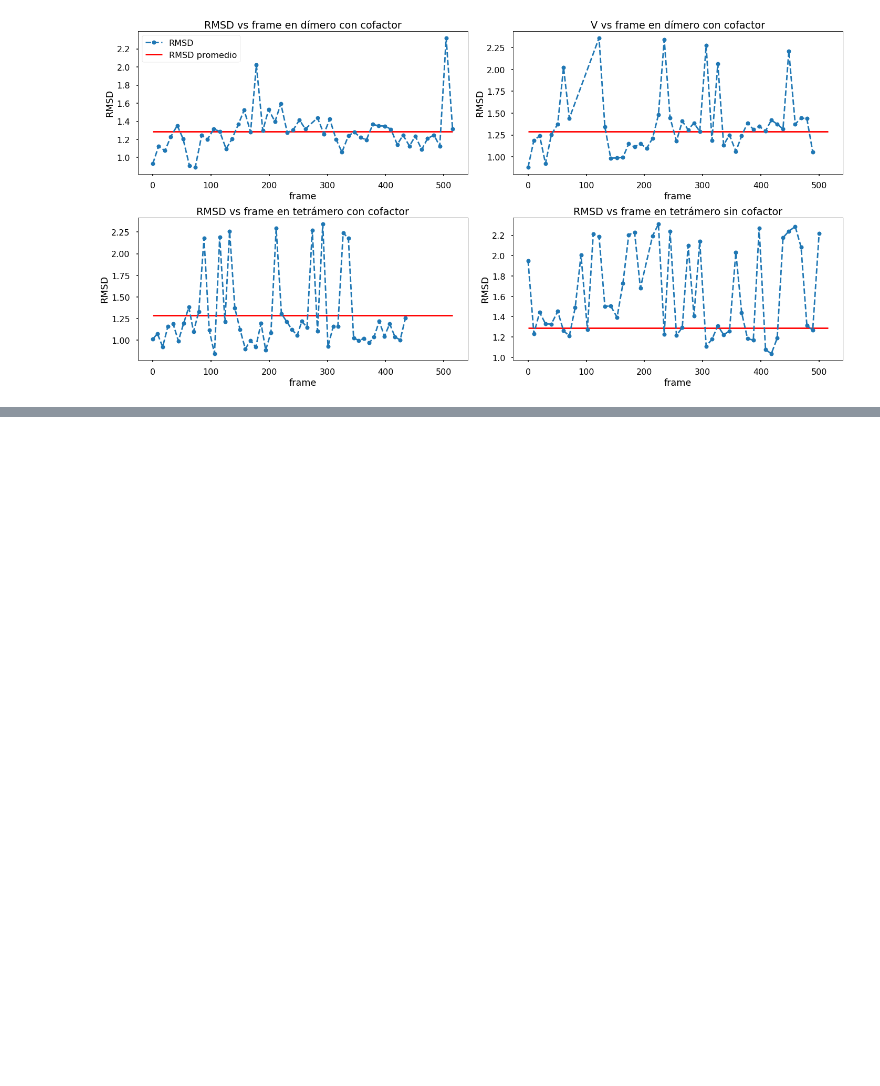
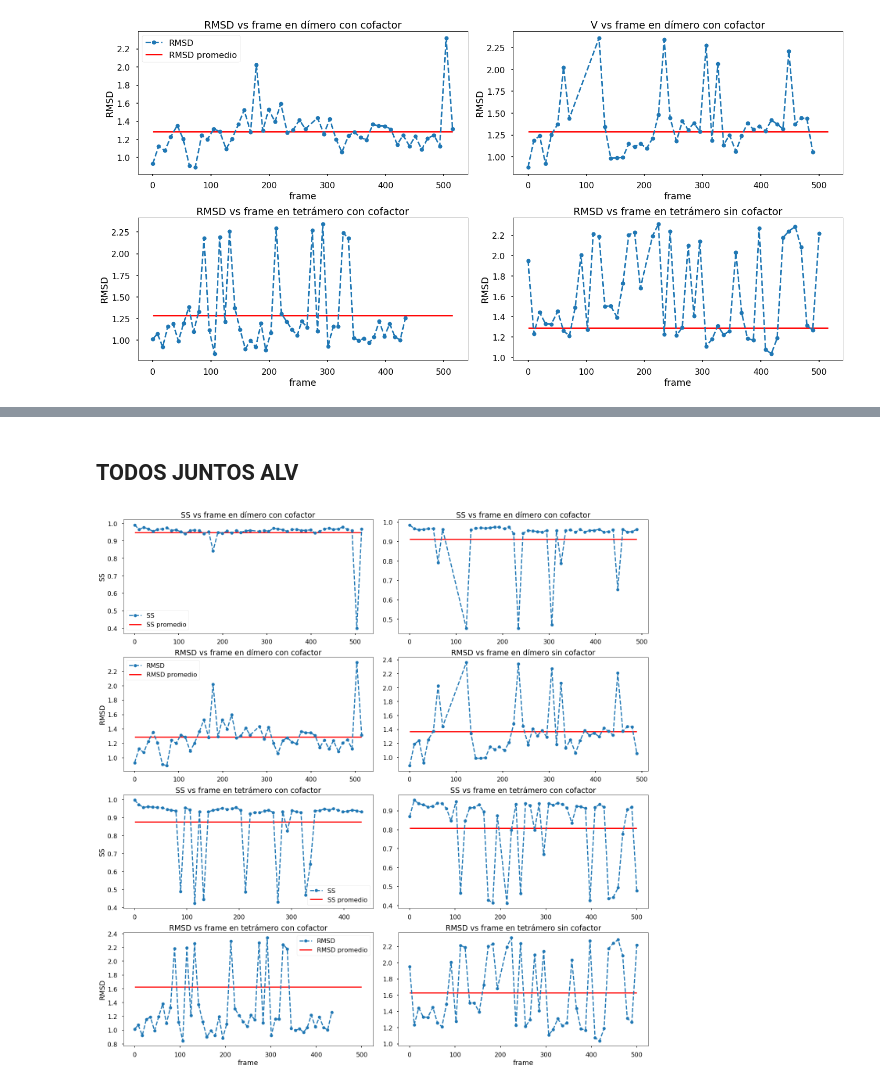
Before and after one commit to marciniega/pdbmani, a Jupyter notebook: Serch/Experimentos/Imagenes_ss_rmsd_frames.ipynb, the cells around one changed output, grey strips where cells are left out. Saved outputs shown, nothing was run; the diff lists cells and outputs as text; code cells hidden in the pictures; blank space fills up the shorter version.

```diff
--- a/Serch/Experimentos/Imagenes_ss_rmsd_frames.ipynb
+++ b/Serch/Experimentos/Imagenes_ss_rmsd_frames.ipynb
@@ -90,0 +167,72 @@ plt.savefig('result_RMSD_vs_frame_dimer_tetra.jpg');
+# %% [markdown]
+## TODOS JUNTOS ALV
+# %%
+ax = plt.subplot(421)
+ddc.plot(x='frame',y='SO',style='.--',
+                 title='SS vs frame en dímero con cofactor',
+                 ms=16, legend=False, ax=ax ,figsize=(20,20))
+plt.hlines(ddc.SO.mean(),ddc.frame.min(),ddc.frame.max(), color='r')
+plt.ylabel('SS')
+plt.xlabel("")
+plt.legend(('SS','SS promedio'))
+###################
+ax = plt.subplot(422)
+dds.plot(x='frame',y='SO',style='.--',
+                 title='SS vs frame en dímero con cofactor',
+                 ms=16, legend=False, ax=ax )
+plt.hlines(dds.SO.mean(),dds.frame.min(),dds.frame.max(), color='r')
+plt.xlabel("")
+##################
+ax = plt.subplot(423)
+ddc.plot(x='frame',y='RMSD',style='.--',
+                 title='RMSD vs frame en dímero con cofactor',
+                 ms=16, legend=False, ax=ax )
+plt.hlines(ddc.RMSD.mean(),ddc.frame.min(),ddc.frame.max(), color='r')
+plt.ylabel('RMSD')
+plt.legend(('RMSD','RMSD promedio'))
+plt.xlabel("")
+####################
+ax = plt.subplot(424)
+dds.plot(x='frame',y='RMSD',style='.--',
+                 title='RMSD vs frame en dímero sin cofactor',
+                 ms=16, legend=False, ax=ax )
+plt.hlines(dds.RMSD.mean(),dds.frame.min(),dds.frame.max(), color='r')
+plt.xlabel("")
+
+#####################
+ax = plt.subplot(425)
+dtc.plot(x='frame',y='SO',style='.--',
+                 title='SS vs frame en tetrámero con cofactor',
+                 ms=16, legend=False, ax=ax)
+plt.hlines(dtc.SO.mean(),dtc.frame.min(),dtc.frame.max(), color='r')
+plt.ylabel('SS')
+plt.xlabel("")
+plt.legend(('SS','SS promedio'))
+#############
+ax = plt.subplot(426)
+dts.plot(x='frame',y='SO',style='.--',
+                 title='SS vs frame en tetrámero con cofactor',
+                 ms=16, legend=False, ax=ax )
+plt.hlines(dts.SO.mean(),dts.frame.min(),dts.frame.max(), color='r')
+plt.xlabel("")
+# plt.ylabel('SS')
+#######################
+ax = plt.subplot(427)
+dtc.plot(x='frame',y='RMSD',style='.--',
+                 title='RMSD vs frame en tetrámero con cofactor',
+                 ms=16, legend=False, ax=ax )
+plt.hlines(dts.RMSD.mean(),dts.frame.min(),dts.frame.max(), color='r')
+plt.ylabel('RMSD')
+plt.legend(('RMSD','RMSD promedio'))
+######################
+ax = plt.subplot(428)
+dts.plot(x='frame',y='RMSD',style='.--',
+                 title='RMSD vs frame en tetrámero sin cofactor',
+                 ms=16, legend=False, ax=ax )
+plt.hlines(dts.RMSD.mean(),dts.frame.min(),dts.frame.max(), color='r')
+# plt.ylabel('RMSD')
+
+plt.tight_layout()
+plt.savefig('result_ss_RMSD_vs_frame_dimer_tetra_all.jpg');
+# %% [output]
+[figure, added]
```
Also changed, not shown: parts of 4 cells of this notebook, 4 other files.
